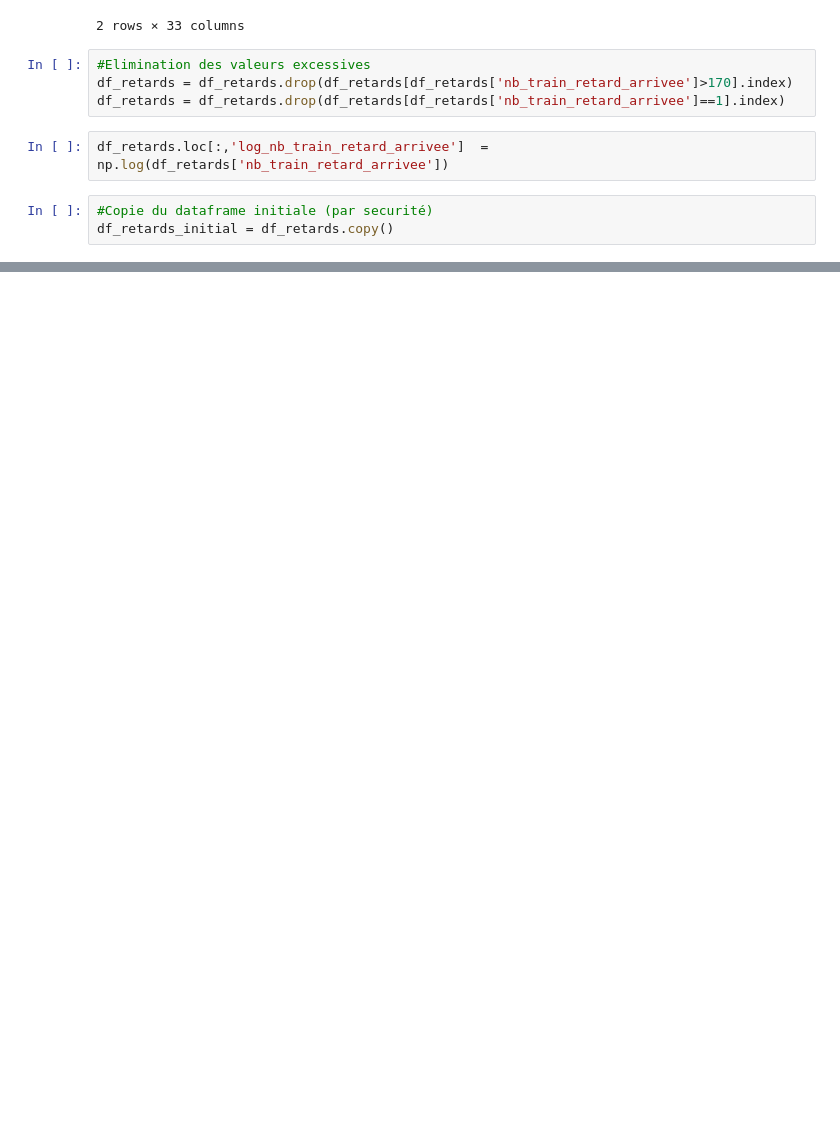
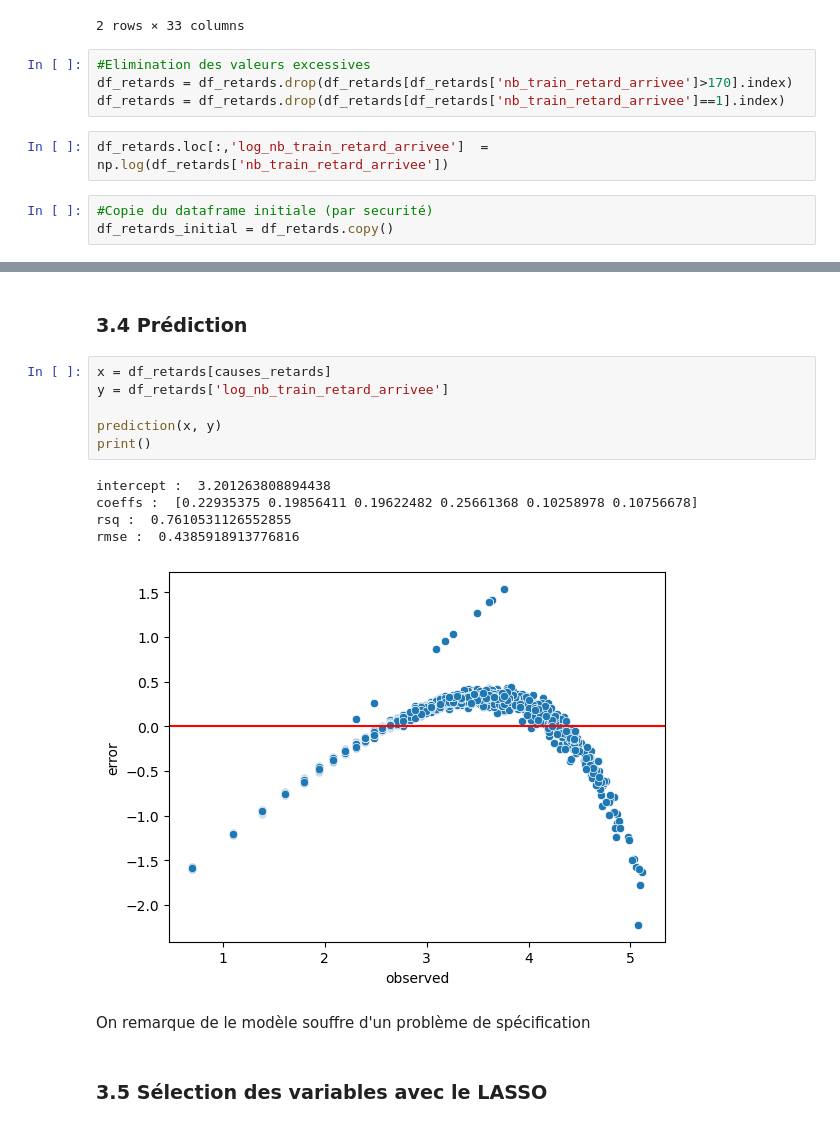
Before and after one commit to DiegoRenaud/Exercice, a Jupyter notebook: Notebook_final.ipynb, the cells around one changed output, grey strips where cells are left out. Saved outputs shown, nothing was run; the diff lists cells and outputs as text; blank space fills up the shorter version.

```diff
--- a/Notebook_final.ipynb
+++ b/Notebook_final.ipynb
@@ -418,0 +514,18 @@ NameError: name 'StandardScaler' is not defined
+# %% [markdown]
+### **3.4 Prédiction**
+# %%
+x = df_retards[causes_retards]
+y = df_retards['log_nb_train_retard_arrivee']
+
+prediction(x, y)
+print()
+# %% [output]
+intercept :  3.201263808894438
+coeffs :  [0.22935375 0.19856411 0.19622482 0.25661368 0.10258978 0.10756678]
+rsq :  0.7610531126552855
+rmse :  0.4385918913776816
+[figure, added]
+# %% [markdown]
+On remarque de le modèle souffre d'un problème de spécification
+# %% [markdown]
+### **3.5 Sélection des variables avec  le LASSO**
```
Also changed, not shown: parts of 16 cells of this notebook.
